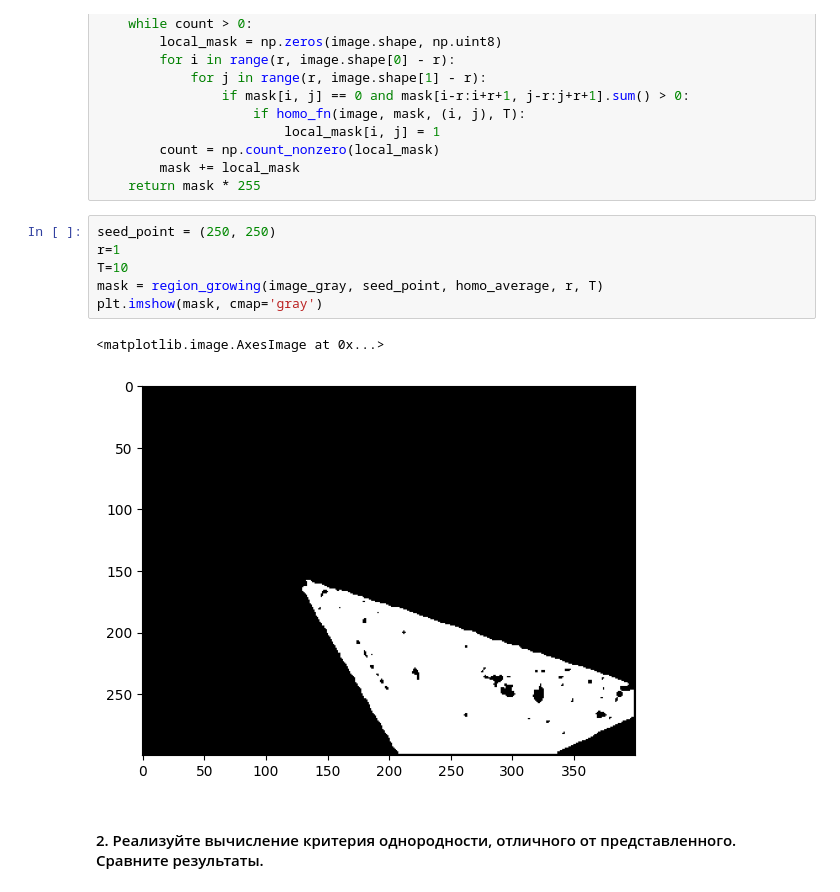
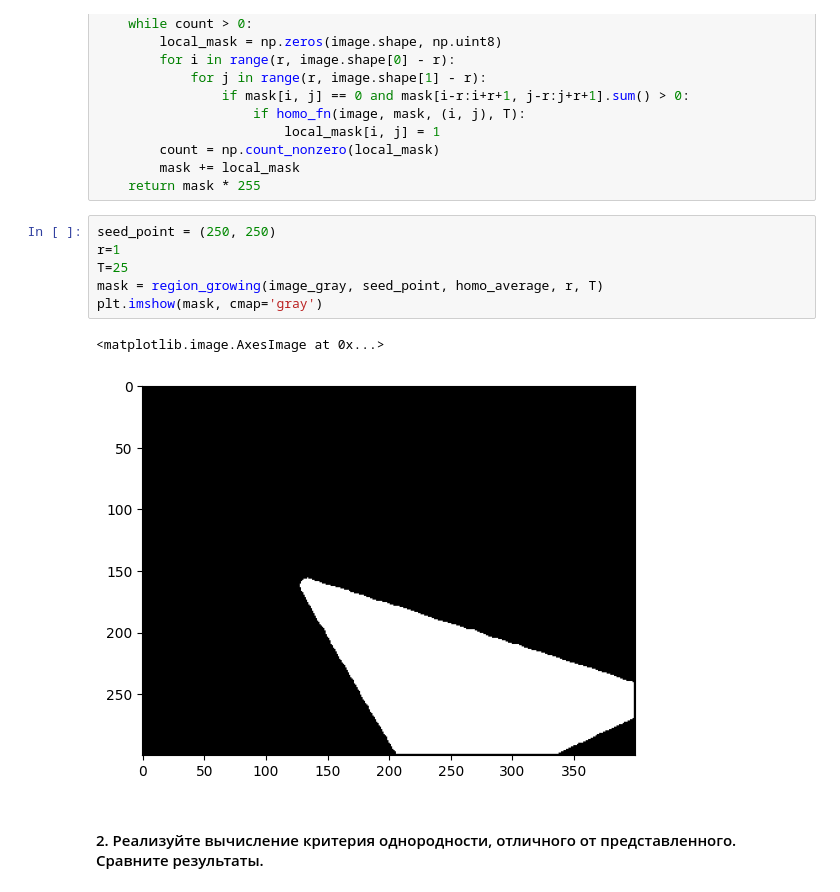
Before and after one commit to frstdly/image_processing, a Jupyter notebook: lab4_segmentation/lab4_segmentation.ipynb, the cells around one changed output. Cells and saved outputs as stored; diff of their text form.

```diff
--- a/lab4_segmentation/lab4_segmentation.ipynb
+++ b/lab4_segmentation/lab4_segmentation.ipynb
@@ -43,12 +43,12 @@ def region_growing(image, seed_point, homo_fn, r, T):
 # %%
 seed_point = (250, 250)
 r=1
-T=10
+T=25
 mask = region_growing(image_gray, seed_point, homo_average, r, T)
 plt.imshow(mask, cmap='gray')
 # %% [output]
 <matplotlib.image.AxesImage at 0x...>
-[figure, old version]
+[figure, new version]
 # %% [markdown]
 #### 2. Реализуйте вычисление критерия однородности, отличного от представленного. Сравните результаты.
 # %%
```
Also changed, not shown: parts of 12 cells of this notebook.
